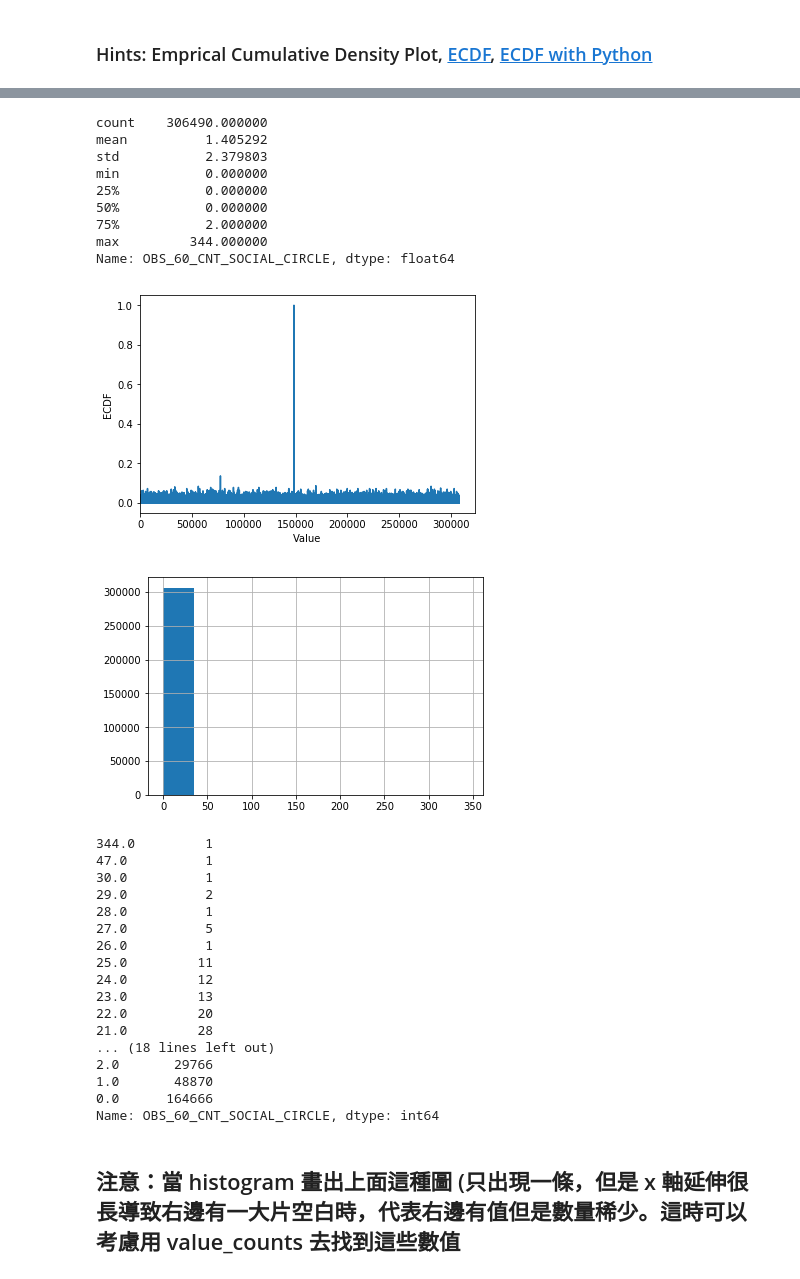
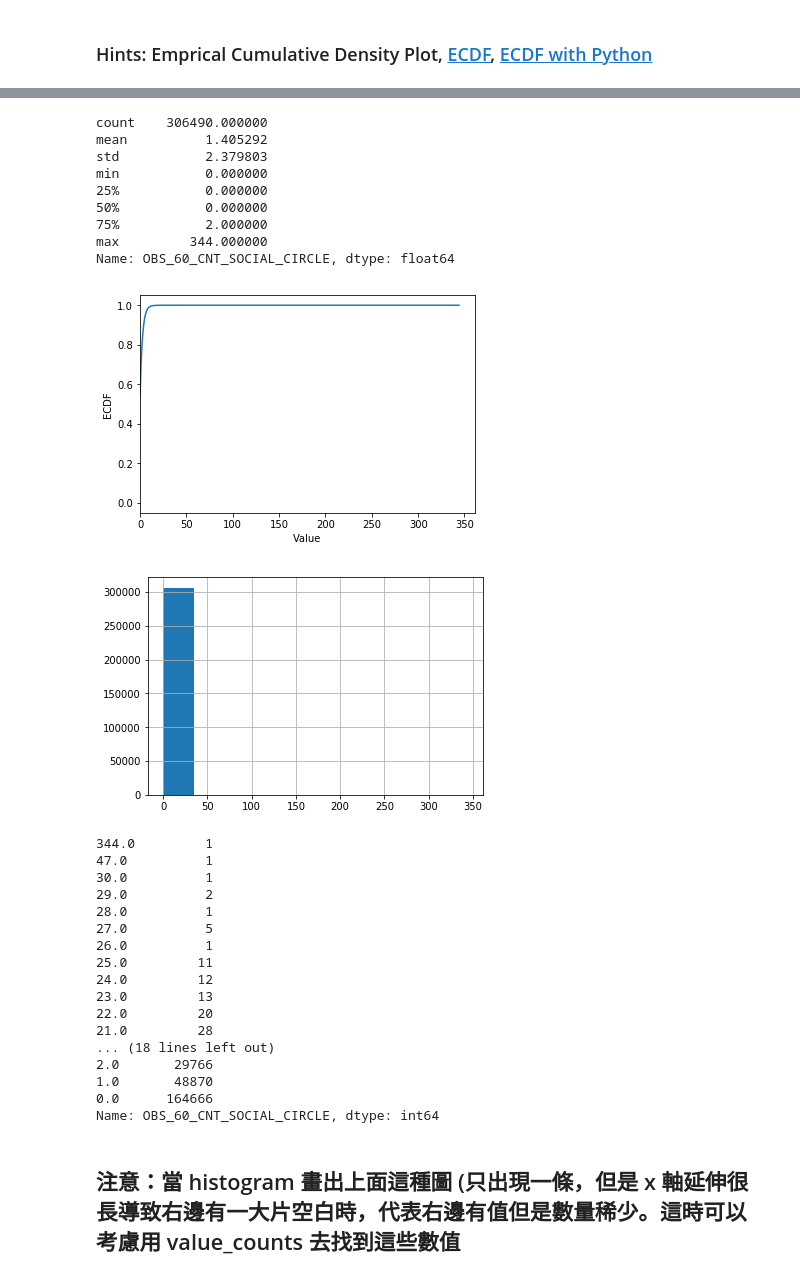
Before and after one commit to Hulu0201/2nd-ML100Days, a Jupyter notebook: homework/Day_006/Day_006_HW.ipynb, the cells around one changed output, grey strips where cells are left out. Cells and saved outputs as stored; diff of their text form; code cells hidden in the pictures.

```diff
--- a/homework/Day_006/Day_006_HW.ipynb
+++ b/homework/Day_006/Day_006_HW.ipynb
@@ -193,35 +193,35 @@ Name: REGION_POPULATION_RELATIVE, Length: 81, dtype: int64
 # %%
 # 最大值落在分布之外
 print(app_train['OBS_60_CNT_SOCIAL_CIRCLE'].describe())
 
 # 繪製 Empirical Cumulative Density Plot (ECDF)
 """
 Your Code Here
 """
-cdf = pd.Series(app_train['OBS_60_CNT_SOCIAL_CIRCLE'])
+cdf = app_train.OBS_60_CNT_SOCIAL_CIRCLE.value_counts().sort_index().cumsum()
 
 
 plt.plot(list(cdf.index), cdf/cdf.max())
 plt.xlabel('Value')
 plt.ylabel('ECDF')
 plt.xlim([cdf.index.min() * 0.95, cdf.index.max() * 1.05])
 plt.ylim([-0.05,1.05]) # 限制顯示圖片的範圍
 plt.show()
 
 app_train['OBS_60_CNT_SOCIAL_CIRCLE'].hist()
 plt.show()
 print(app_train['OBS_60_CNT_SOCIAL_CIRCLE'].value_counts().sort_index(ascending = False))
 # %% [output]
 count    306490.000000
 mean          1.405292
 std           2.379803
 min           0.000000
 25%           0.000000
 50%           0.000000
 75%           2.000000
 max         344.000000
 Name: OBS_60_CNT_SOCIAL_CIRCLE, dtype: float64
-[figure, old version]
+[figure, new version]
 [figure]
 344.0         1
 47.0          1
```
Also changed, not shown: parts of 2 cells of this notebook.
